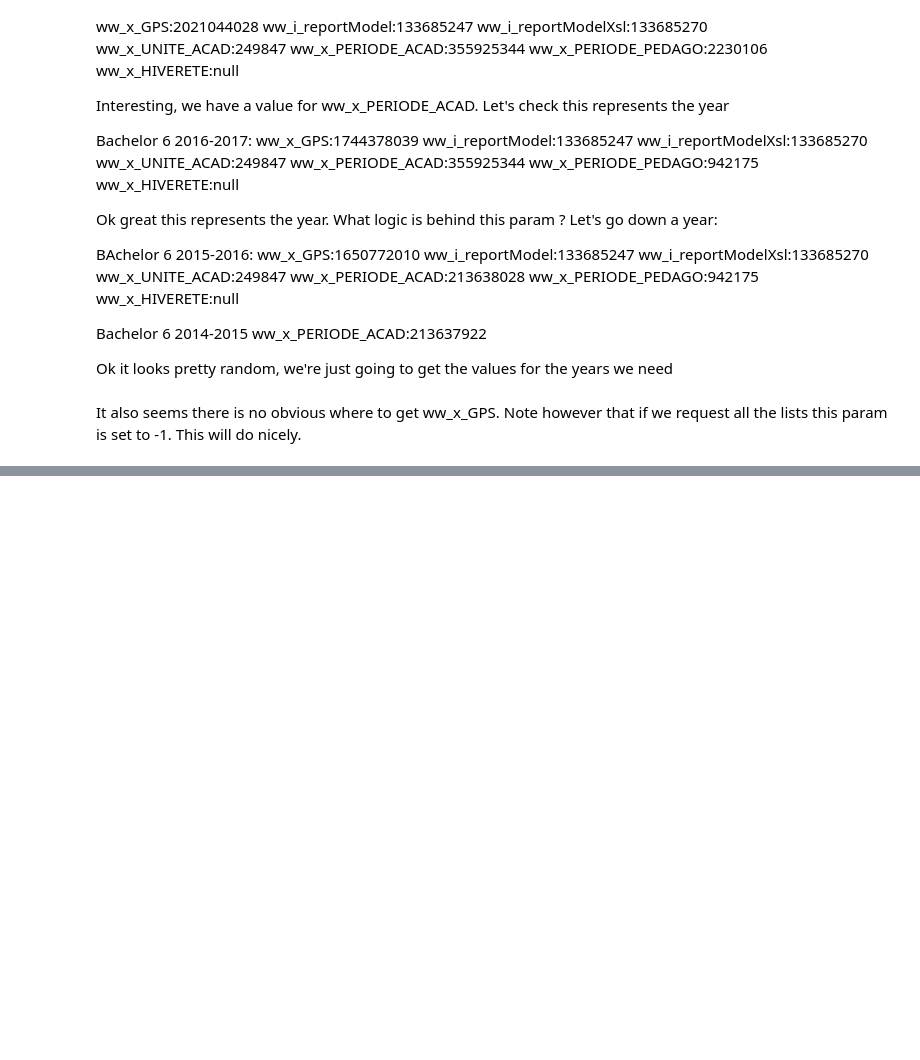
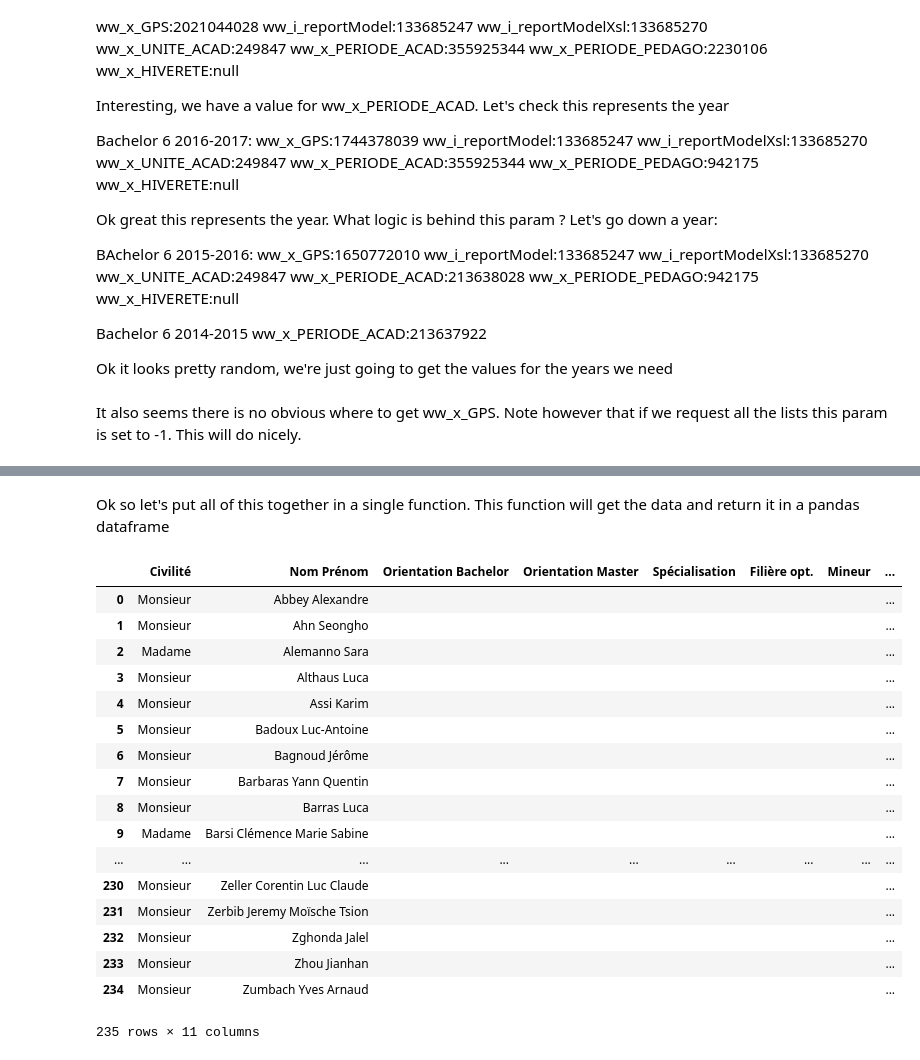
Before and after one commit to fearnleymartin/ada-epfl, a Jupyter notebook: 02 - Data from the Web/Data from the web.ipynb, the cells around one changed output, grey strips where cells are left out. Drawn from its saved outputs; the diff is of its cells as text; code cells hidden in the pictures; blank space fills up the shorter version.

Commit message:
Function for scraping, parsing and converting to pandas dataframe. Params: bachelor/master, academic year, semestre type

```diff
--- a/02 - Data from the Web/Data from the web.ipynb
+++ b/02 - Data from the Web/Data from the web.ipynb
@@ -196,2 +206,3 @@ assert get_data(bachelor_semestre[1], years['2016-2017']).status_code == 200
 # %%
-get_data(bachelor_semestre[1], years['2016-2017']).text
+data = get_data(bachelor_semestre[1], years['2016-2017'])
+soup = BeautifulSoup(data.text, 'html.parser')
@@ -199,0 +215,11 @@ get_data(bachelor_semestre[1], years['2016-2017']).text
+# %%
+table = soup.table
+# %%
+data_list = []
+rows = table.find_all('tr')
+for i,row in enumerate(rows):
+    cols = row.find_all('td')
+    cols = [ele.text.strip() for ele in cols]
+    cols = cols[:-1]  # There' s an empty column at the end
+    data_list.append(cols)
+df = pd.DataFrame(data_list[2:],columns=['Civilité','Nom Prénom','Orientation Bachelor','Orientation Master','Spécialisation','Filière opt.','Mineur','Statut','Type Echange','Ecole Echange','No Sciper'])
@@ -199,0 +235,2 @@ get_data(bachelor_semestre[1], years['2016-2017']).text
+# %% [markdown]
+Ok so let's put all of this together in a single function. This function will get the data and return it in a pandas dataframe
@@ -199,0 +296,22 @@ get_data(bachelor_semestre[1], years['2016-2017']).text
+# %%
+# test
+get_table(1,'2016-2017', 'bachelor')
+# %% [output]
+|  | Civilité | Nom Prénom | Orientation Bachelor | Orientation Master | Spécialisation | Filière opt. | Mineur | ... |
+| 0 | Monsieur | Abbey Alexandre |  |  |  |  |  | ... |
+| 1 | Monsieur | Ahn Seongho |  |  |  |  |  | ... |
+| 2 | Madame | Alemanno Sara |  |  |  |  |  | ... |
+| 3 | Monsieur | Althaus Luca |  |  |  |  |  | ... |
+| 4 | Monsieur | Assi Karim |  |  |  |  |  | ... |
+| 5 | Monsieur | Badoux Luc-Antoine |  |  |  |  |  | ... |
+| 6 | Monsieur | Bagnoud Jérôme |  |  |  |  |  | ... |
+| 7 | Monsieur | Barbaras Yann Quentin |  |  |  |  |  | ... |
+| 8 | Monsieur | Barras Luca |  |  |  |  |  | ... |
+| 9 | Madame | Barsi Clémence Marie Sabine |  |  |  |  |  | ... |
+| ... | ... | ... | ... | ... | ... | ... | ... | ... |
+| 230 | Monsieur | Zeller Corentin Luc Claude |  |  |  |  |  | ... |
+| 231 | Monsieur | Zerbib Jeremy Moïsche Tsion |  |  |  |  |  | ... |
+| 232 | Monsieur | Zghonda Jalel |  |  |  |  |  | ... |
+| 233 | Monsieur | Zhou Jianhan |  |  |  |  |  | ... |
+| 234 | Monsieur | Zumbach Yves Arnaud |  |  |  |  |  | ... |
+235 rows × 11 columns
```
Also changed, not shown: parts of 10 cells of this notebook, 1 other file.
